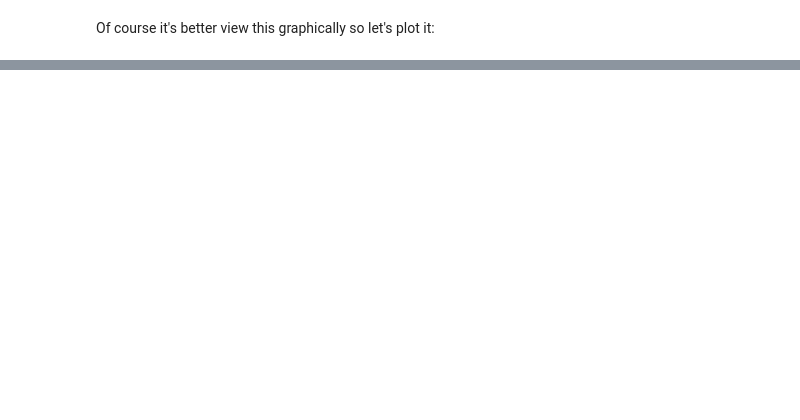
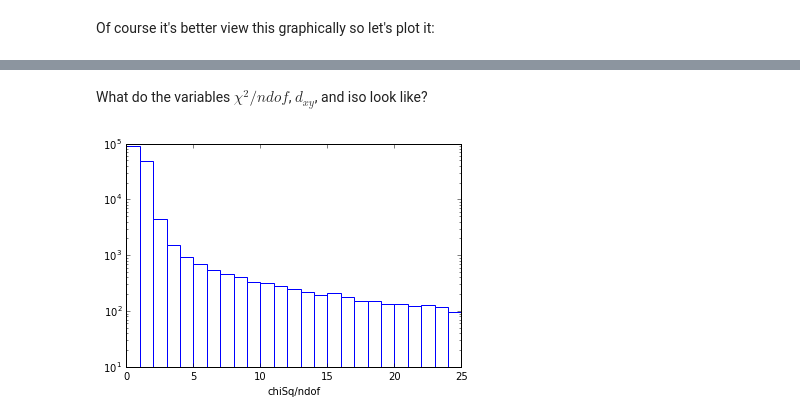
Before and after one commit to tpmccauley/cmsopendata-jupyter, a Jupyter notebook: Wmunu.ipynb, the cells around one changed output, grey strips where cells are left out. Drawn from its saved outputs; the diff is of its cells as text; code cells hidden in the pictures; blank space fills up the shorter version.

```diff
--- a/Wmunu.ipynb
+++ b/Wmunu.ipynb
@@ -72,0 +74,14 @@ len(transverse_mass)
+# %% [markdown]
+What do the variables $\chi^{2}/ndof$, $d_{xy}$, and iso look like?
+# %%
+chi2_hist = np.histogram(df['chiSq'], bins=25, range=(0,25))
+
+hist, bins = chi2_hist
+width = 1.0*(bins[1] - bins[0])
+center = (bins[:-1] + bins[1:]) / 2
+plt.bar(center, hist, align='center', width=width, color='w', linewidth=1, edgecolor='b')
+plt.xlabel('chiSq/ndof')
+plt.yscale('log')
+plt.show()
+# %% [output]
+[figure, added]
```
Also changed, not shown: parts of 15 cells of this notebook, 4 other files.
